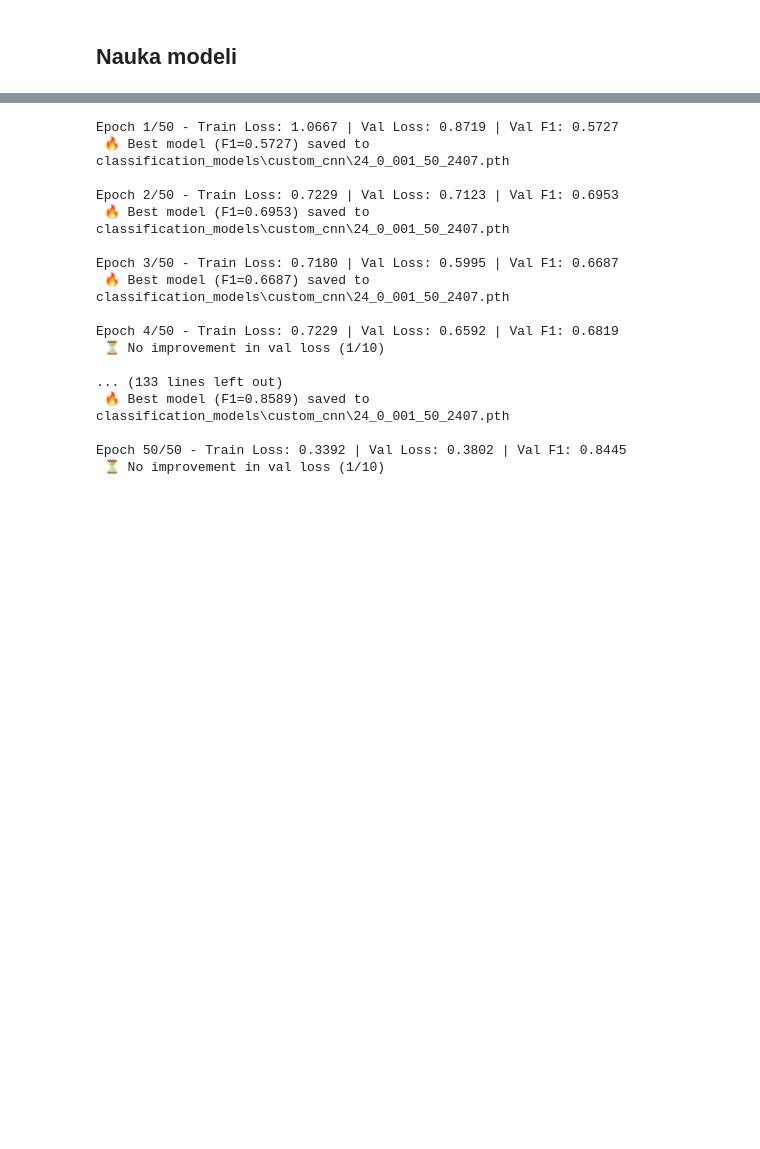
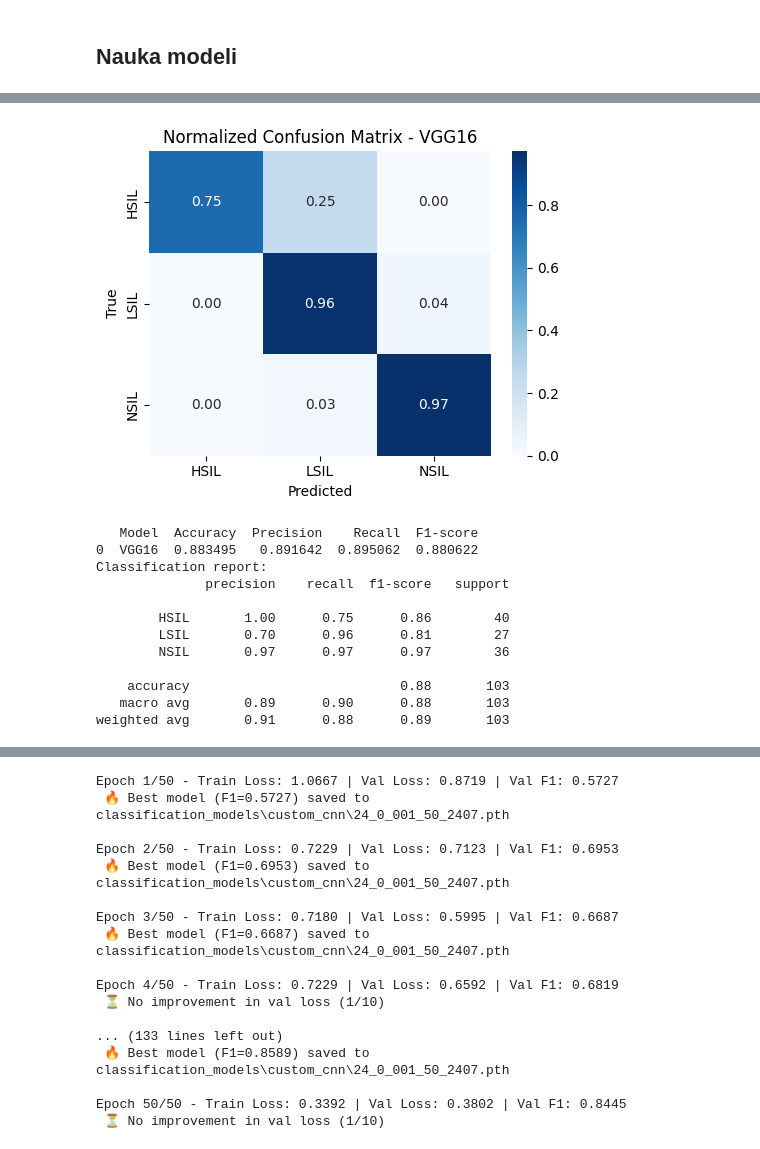
Before and after one commit to aleksandra0014/system-analizy-cytologicznej, a Jupyter notebook: classification/classification_models_train.ipynb, the cells around one changed output, grey strips where cells are left out. Saved outputs shown, nothing was run; the diff lists cells and outputs as text; code cells hidden in the pictures; blank space fills up the shorter version.

```diff
--- a/classification/classification_models_train.ipynb
+++ b/classification/classification_models_train.ipynb
@@ -330,0 +48,17 @@ Fold 4 F1 Score: 0.8865
+# %%
+test_loader = DataLoader(test_dataset)
+test_model(r'classification_models\vgg16\32_0_001_50_0208.pth', test_loader, architecture='vgg16', model_label='VGG16')
+# %% [output]
+[figure, added]
+   Model  Accuracy  Precision    Recall  F1-score
+0  VGG16  0.883495   0.891642  0.895062  0.880622
+Classification report:
+              precision    recall  f1-score   support
+
+        HSIL       1.00      0.75      0.86        40
+        LSIL       0.70      0.96      0.81        27
+        NSIL       0.97      0.97      0.97        36
+
+    accuracy                           0.88       103
+   macro avg       0.89      0.90      0.88       103
+weighted avg       0.91      0.88      0.89       103
```
Also changed, not shown: parts of 21 cells of this notebook, 13 other files.
